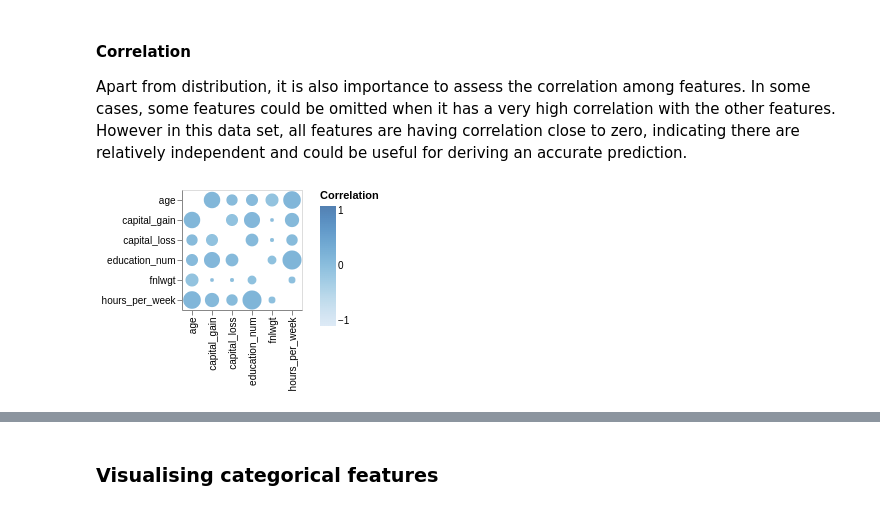
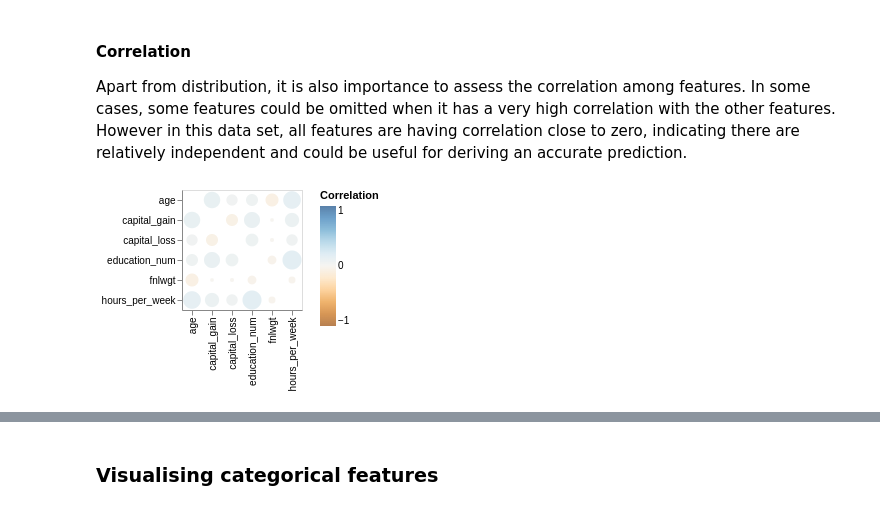
Before and after one commit to sukhleen999/census-income-prediction, a Jupyter notebook: src/EDA.ipynb, the cells around one changed output, grey strips where cells are left out. Cells and saved outputs as stored; diff of their text form; code cells hidden in the pictures.

Commit message:
Change correlation graph into diverging color scheme

```diff
--- a/src/EDA.ipynb
+++ b/src/EDA.ipynb
@@ -325,11 +325,11 @@ corr_df['abs'] = corr_df['corr'].abs()
 # %%
 alt.Chart(corr_df).mark_circle().encode(
     x=alt.X('level_0', title=''),
     y=alt.Y('level_1', title=''),
     size=alt.Size('abs', legend=None),
-    color=alt.Color('corr', scale=alt.Scale(domain=(-1, 1)), title='Correlation'))
+    color=alt.Color('corr', scale=alt.Scale(domain=(-1, 1), domainMid=0), title='Correlation'))
 # %% [output]
-[figure, old version]
+[figure, new version]
 # %% [markdown]
 </br></br>
 # %% [markdown]
```
